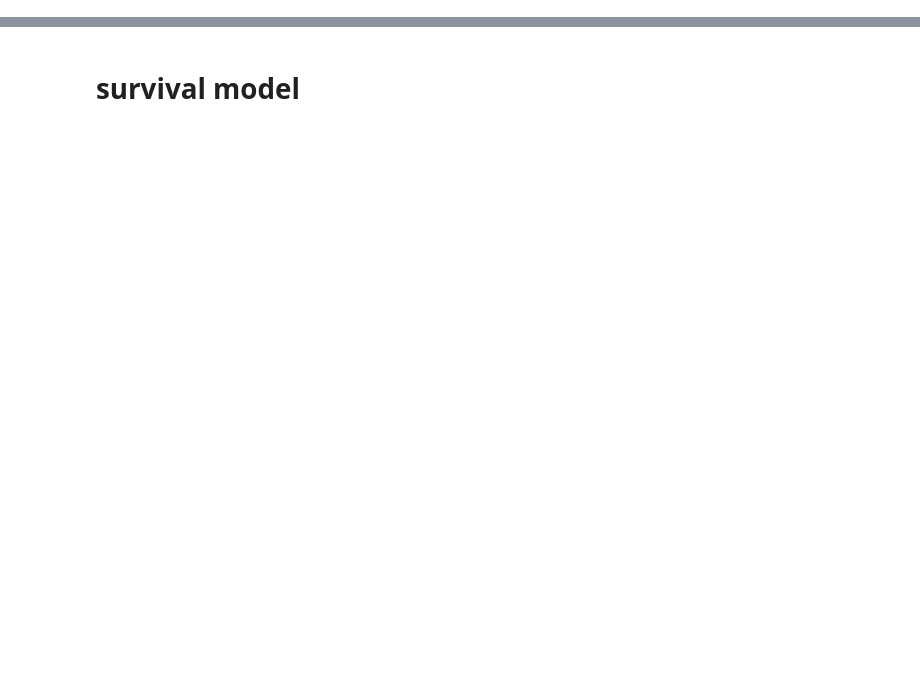
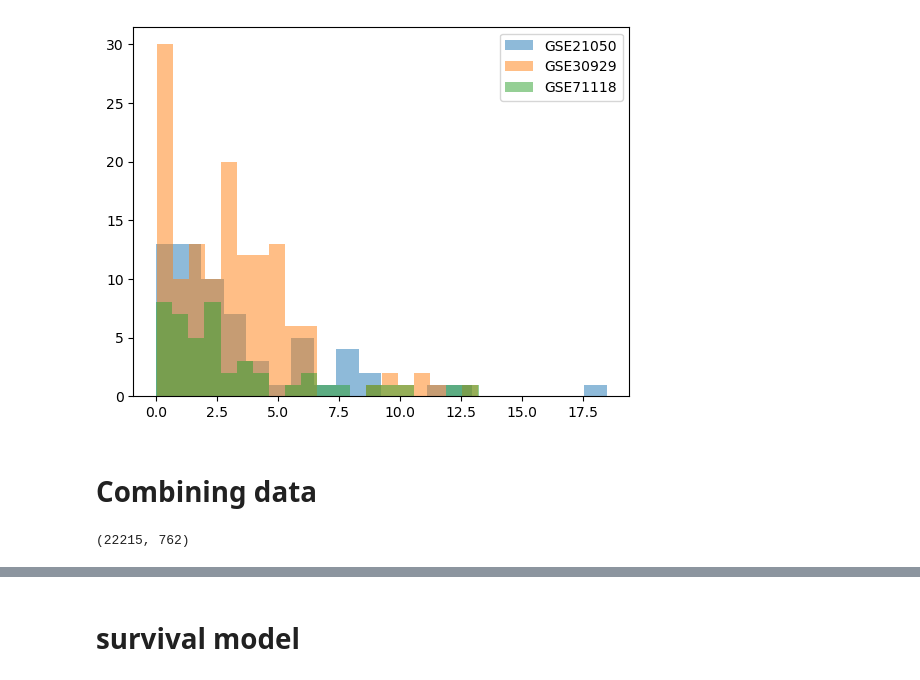
Before and after one commit to AlecSilver/liposarcoma_survival_modeling_BF550_final_project, a Jupyter notebook: notebook.ipynb, the cells around one changed output, grey strips where cells are left out. Cells and saved outputs as stored; diff of their text form; code cells hidden in the pictures; blank space fills up the shorter version.

```diff
--- a/notebook.ipynb
+++ b/notebook.ipynb
@@ -163,0 +181,12 @@ Text(0.5, 1.0, 'Liposarcoma - Dedifferentiated estimated matastasis-free surviva
+# %%
+#convert GSE30950 time to years
+metadata.loc[metadata['dataset']=='GSE30929', 'time'] = metadata.loc[metadata['dataset']=='GSE30929', 'time'] / 12
+# %%
+#plot histograms of survival times for each dataset
+for dataset in metadata['dataset'].unique():
+    data_subset = metadata[metadata['dataset'] == dataset]
+    plt.hist(data_subset['time'], bins=20, alpha=0.5, label=dataset)
+plt.legend()
+plt.show()
+# %% [output]
+[figure, added]
@@ -163,0 +196,11 @@ Text(0.5, 1.0, 'Liposarcoma - Dedifferentiated estimated matastasis-free surviva
+# %% [markdown]
+# Combining data
+# %%
+table21050 = gse21050.pivot_samples('VALUE')
+table30929 = gse30929.pivot_samples('VALUE')
+table71118 = gse71118.pivot_samples('VALUE')
+#combine expression data
+expression_data = pd.concat([np.log2(table21050+1), table30929, table71118], axis=1, join='inner')
+expression_data.shape
+# %% [output]
+(22215, 762)
```
Also changed, not shown: parts of 89 cells of this notebook, 6 other files.
